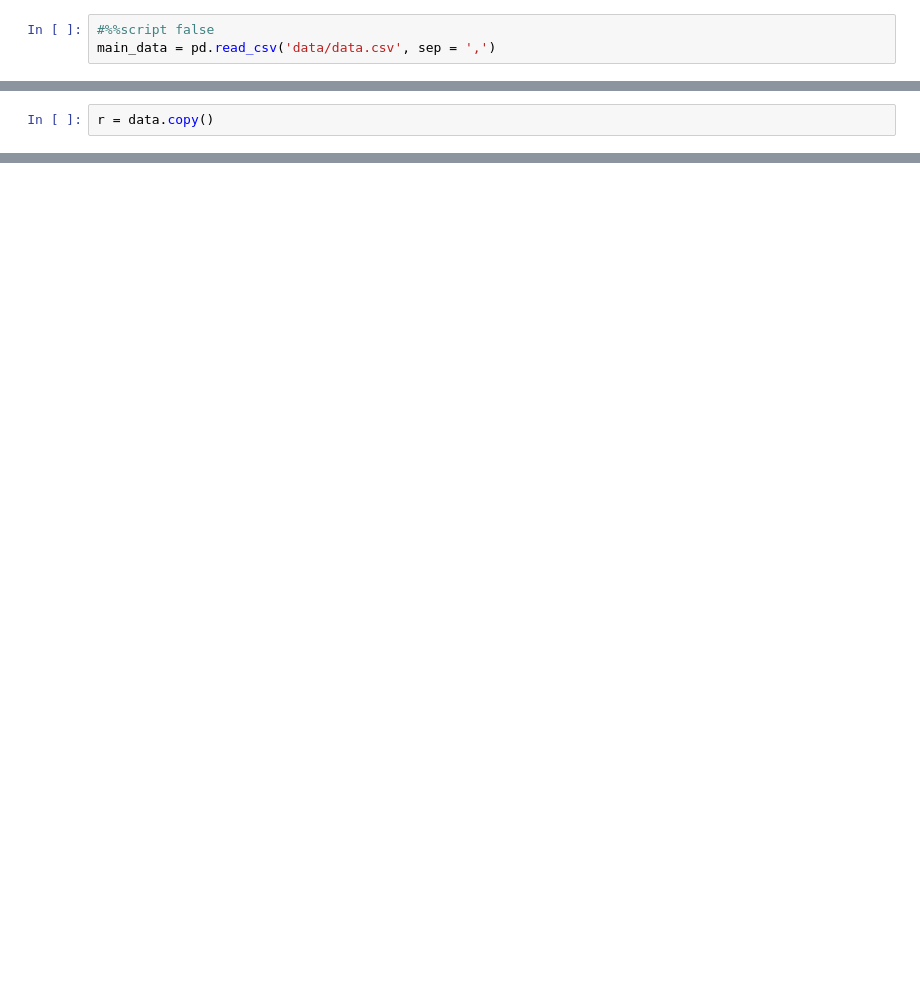
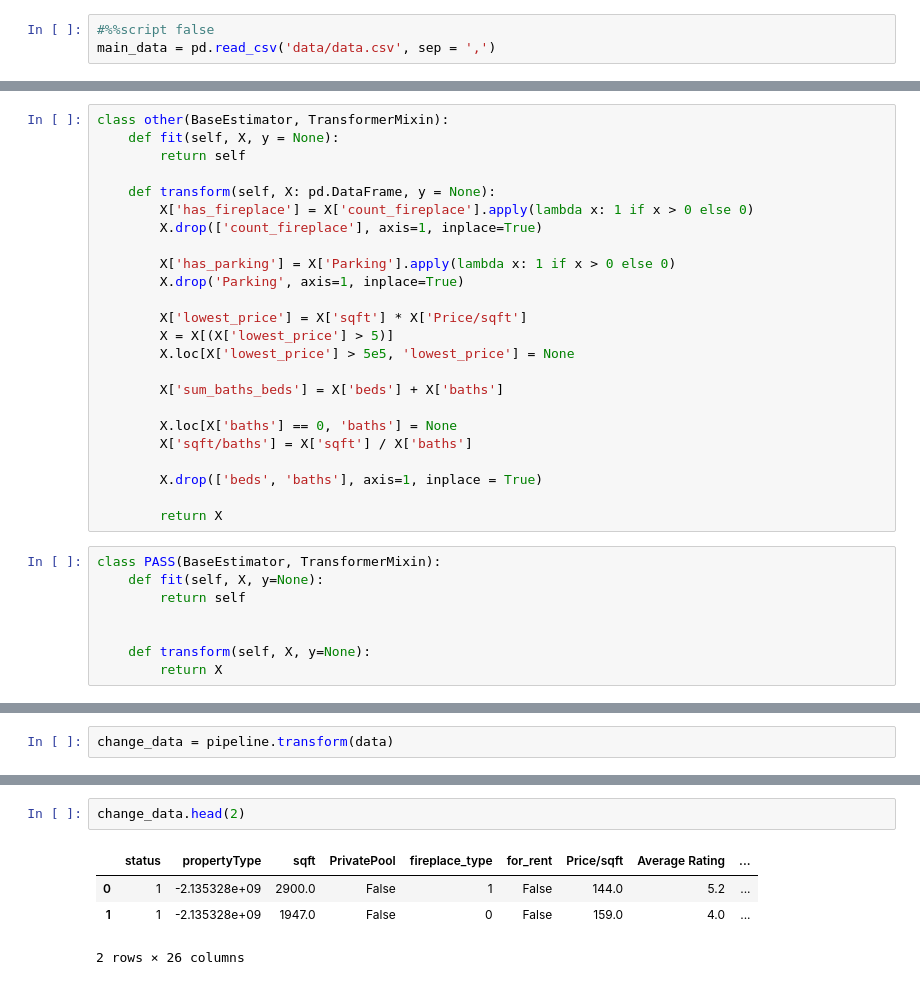
Before and after one commit to Bigilittle/Real_Estate_Price_Predictor, a Jupyter notebook: ipynb/Pipeline.ipynb, the cells around one changed output, grey strips where cells are left out. Drawn from its saved outputs; the diff is of its cells as text; blank space fills up the shorter version.

```diff
--- a/ipynb/Pipeline.ipynb
+++ b/ipynb/Pipeline.ipynb
@@ -871,2 +29,0 @@ Price/sqft
-# %%
-r = data.copy()
@@ -921,0 +733,32 @@ KeyError: 'private pool'
+# %%
+class other(BaseEstimator, TransformerMixin):
+    def fit(self, X, y = None):
+        return self
+
+    def transform(self, X: pd.DataFrame, y = None):
+        X['has_fireplace'] = X['count_fireplace'].apply(lambda x: 1 if x > 0 else 0)
+        X.drop(['count_fireplace'], axis=1, inplace=True)
+
+        X['has_parking'] = X['Parking'].apply(lambda x: 1 if x > 0 else 0)
+        X.drop('Parking', axis=1, inplace=True)
+
+        X['lowest_price'] = X['sqft'] * X['Price/sqft']
+        X = X[(X['lowest_price'] > 5)]
+        X.loc[X['lowest_price'] > 5e5, 'lowest_price'] = None
+
+        X['sum_baths_beds'] = X['beds'] + X['baths']
+
+        X.loc[X['baths'] == 0, 'baths'] = None
+        X['sqft/baths'] = X['sqft'] / X['baths']
+
+        X.drop(['beds', 'baths'], axis=1, inplace = True)
+
+        return X
+# %%
+class PASS(BaseEstimator, TransformerMixin):
+    def fit(self, X, y=None):
+        return self
+
+
+    def transform(self, X, y=None):
+        return X
@@ -921,0 +838,2 @@ KeyError: 'private pool'
+# %%
+change_data = pipeline.transform(data)
@@ -921,0 +846,7 @@ KeyError: 'private pool'
+# %%
+change_data.head(2)
+# %% [output]
+|  | status | propertyType | sqft | PrivatePool | fireplace_type | for_rent | Price/sqft | Average Rating | ... |
+| 0 | 1 | -2.135328e+09 | 2900.0 | False | 1 | False | 144.0 | 5.2 | ... |
+| 1 | 1 | -2.135328e+09 | 1947.0 | False | 0 | False | 159.0 | 4.0 | ... |
+2 rows × 26 columns
```
Also changed, not shown: parts of 46 cells of this notebook, 5 other files.
